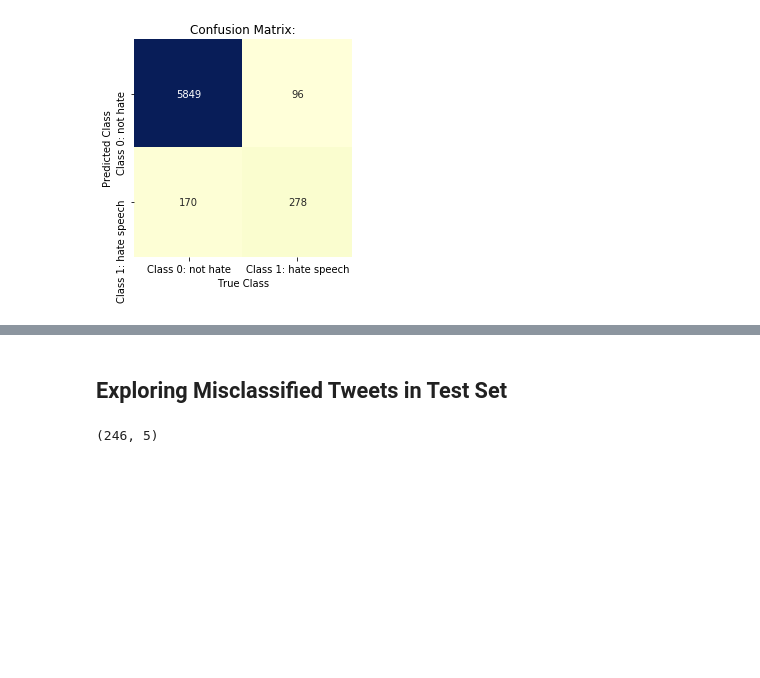
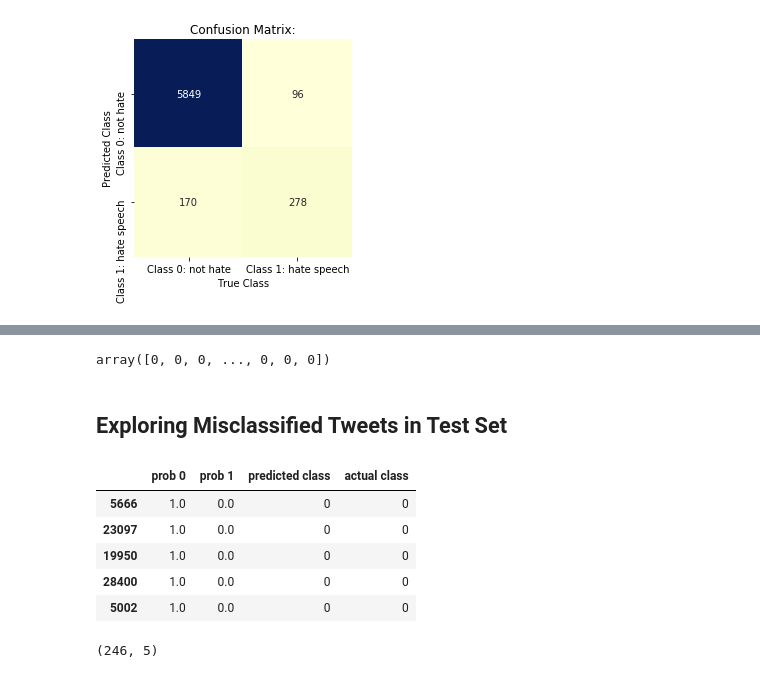
Before and after one commit to mguptaphd/Twitter-Hate-Classification-Project, a Jupyter notebook: Twitter_Classification_Analysis_FinalModel.ipynb, the cells around one changed output, grey strips where cells are left out. Drawn from its saved outputs; the diff is of its cells as text; code cells hidden in the pictures; blank space fills up the shorter version.

```diff
--- a/Twitter_Classification_Analysis_FinalModel.ipynb
+++ b/Twitter_Classification_Analysis_FinalModel.ipynb
@@ -204,3 +202,7 @@ Adjusted F1 Score: 0.6763990267639903
+# %%
+y_test_df.label.values
+# %% [output]
+array([0, 0, 0, ..., 0, 0, 0])
 # %%
 # lr_pred_df['actual class'] = pd.Series(lr_pred_df['actual class'])
 # %%
@@ -209,6 +211,15 @@ Adjusted F1 Score: 0.6763990267639903
 ## Exploring Misclassified Tweets in Test Set
 # %%
 lr_pred_df['adjusted class'] = lr_y_test_adj
+# %%
+lr_pred_df.head()
+# %% [output]
+|  | prob 0 | prob 1 | predicted class | actual class |
+| 5666 | 1.0 | 0.0 | 0 | 0 |
+| 23097 | 1.0 | 0.0 | 0 | 0 |
+| 19950 | 1.0 | 0.0 | 0 | 0 |
+| 28400 | 1.0 | 0.0 | 0 | 0 |
+| 5002 | 1.0 | 0.0 | 0 | 0 |
 # %%
 lr_misclassified2_df.shape
 # %% [output]
```
Also changed, not shown: parts of 12 cells of this notebook, 5 other files.
